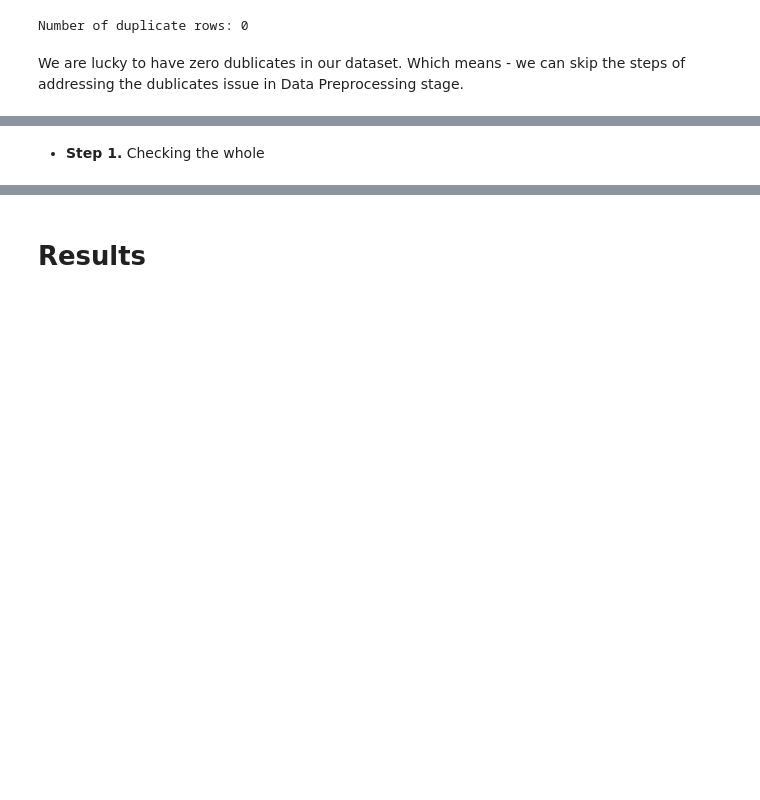
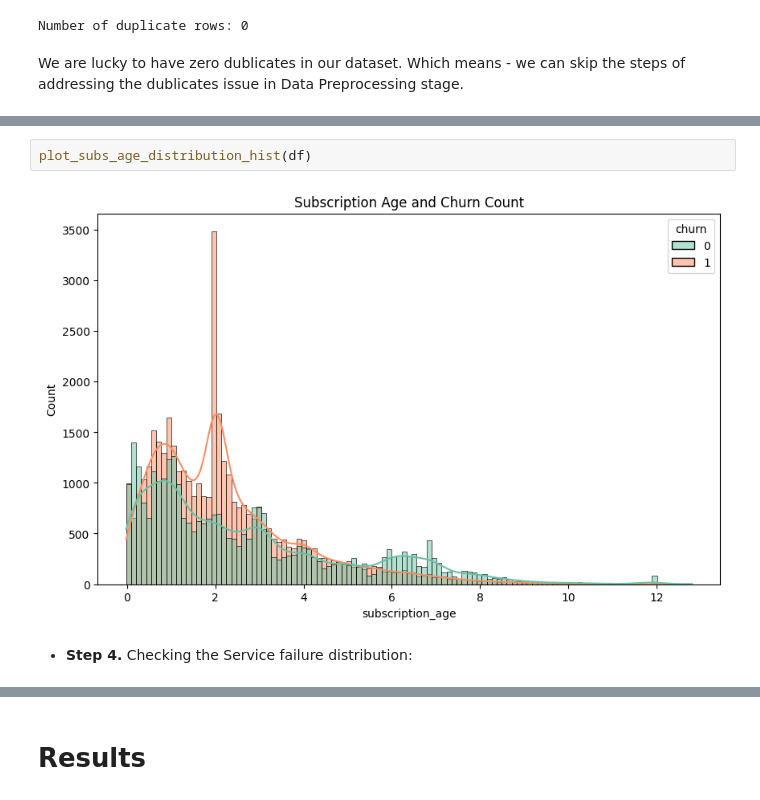
Before and after one commit to jamleston/telecom-project, a Jupyter notebook: analysis_yuli.ipynb, the cells around one changed output, grey strips where cells are left out. Drawn from its saved outputs; the diff is of its cells as text; blank space fills up the shorter version.

```diff
--- a/analysis_yuli.ipynb
+++ b/analysis_yuli.ipynb
@@ -295,2 +346,6 @@ check_outliers(df, df.columns)
+# %%
+plot_subs_age_distribution_hist(df)
+# %% [output]
+[figure, added]
 # %% [markdown]
-- **Step 1.** Checking the whole
+- **Step 4.** Checking the Service failure distribution:
```
Also changed, not shown: parts of 20 cells of this notebook.
